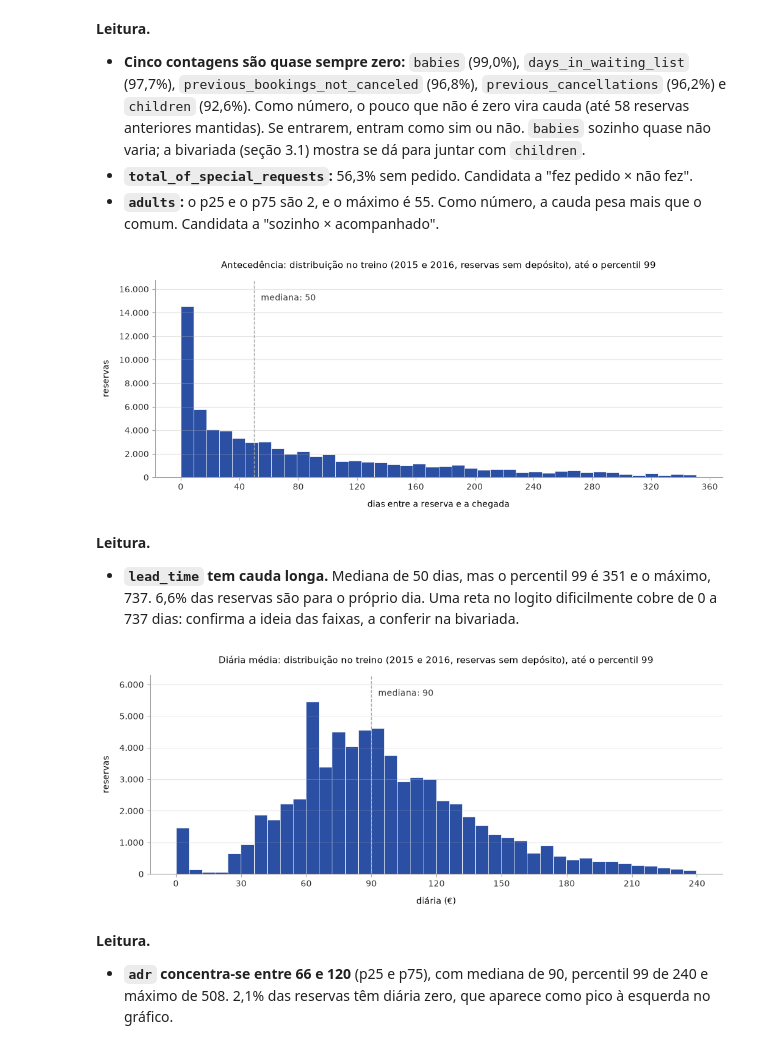
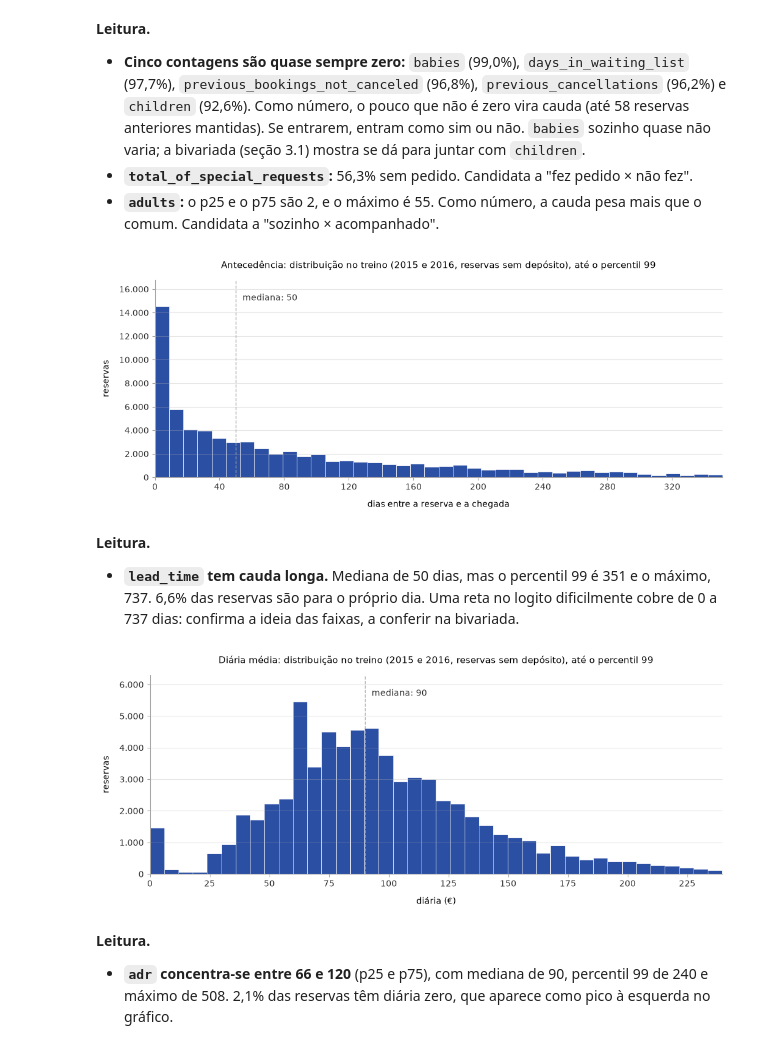
Before and after one commit to acrosatto/comunicacao-dados-mba, a Jupyter notebook: analise/ana/02_variaveis.ipynb, the cells around one changed output. Cells and saved outputs as stored; diff of their text form; code cells hidden in the pictures.

Commit message:
Alinha os eixos no 0 nos histogramas e explica o corte de 8 dias
Co-Authored-By: Claude Opus 5.5 <noreply@anthropic.com>

```diff
--- a/analise/ana/02_variaveis.ipynb
+++ b/analise/ana/02_variaveis.ipynb
@@ -104,35 +104,36 @@ from matplotlib.ticker import FuncFormatter, MaxNLocator, MultipleLocator
 
 milhar = FuncFormatter(lambda x, _: f'{x:,.0f}'.replace(',', '.'))   # 14.000, no padrão brasileiro
 
 # a cauda acima do percentil 99 fica fora do gráfico (está na tabela acima)
 def histograma(coluna, titulo, rotulo):
     s = treino[coluna]
     limite = s.quantile(0.99)
     bins = np.arange(0, limite + 2) - 0.5 if coluna == 'noites' else 40
     fig, ax = plt.subplots(figsize=(12, 4.2))
     ax.hist(s[s <= limite], bins=bins, color=CORES['principal'], edgecolor='white', linewidth=0.5)
     ax.axvline(s.median(), color=CORES['referencia'], linestyle='--', linewidth=1)
     # rótulo ao lado do topo da linha da mediana, numa folga acima da barra mais alta
     ax.set_ylim(0, ax.get_ylim()[1] * 1.1)
     ax.annotate(f'mediana: {s.median():.0f}', xy=(s.median(), 0.93), xycoords=ax.get_xaxis_transform(),
                 xytext=(8, 0), textcoords='offset points',   # 8 pontos à direita da linha
                 fontsize=10, color='#333333', ha='left', va='top',
                 bbox=dict(facecolor='white', edgecolor='none', pad=1))
     ax.set_title(f'{titulo}: distribuição no treino (2015 e 2016, reservas sem depósito), até o percentil 99')
     ax.set_xlabel(rotulo)
     ax.set_ylabel('reservas')
     if coluna == 'noites':
         ax.xaxis.set_major_locator(MultipleLocator(1))
-        ax.set_xlim(-0.7, limite + 0.7)
+        ax.set_xlim(-0.5, limite + 0.5)   # o eixo y encosta na barra do 0, centrada no 0
     else:
         ax.xaxis.set_major_locator(MaxNLocator(integer=True))
+        ax.set_xlim(0, limite)            # sem folga antes do 0: os eixos se encontram no 0
     ax.yaxis.set_major_formatter(milhar)
     plt.show()
 
 
 histograma('lead_time', 'Antecedência', 'dias entre a reserva e a chegada')
 # %% [output]
-[figure, old version]
+[figure, new version]
 # %% [markdown]
 **Leitura.**
 
@@ -140,7 +141,7 @@ histograma('lead_time', 'Antecedência', 'dias entre a reserva e a chegada')
 # %%
 histograma('adr', 'Diária média', 'diária (€)')
 # %% [output]
-[figure, old version]
+[figure, new version]
 # %% [markdown]
 **Leitura.**
 
```
Also changed, not shown: parts of 2 cells of this notebook.
